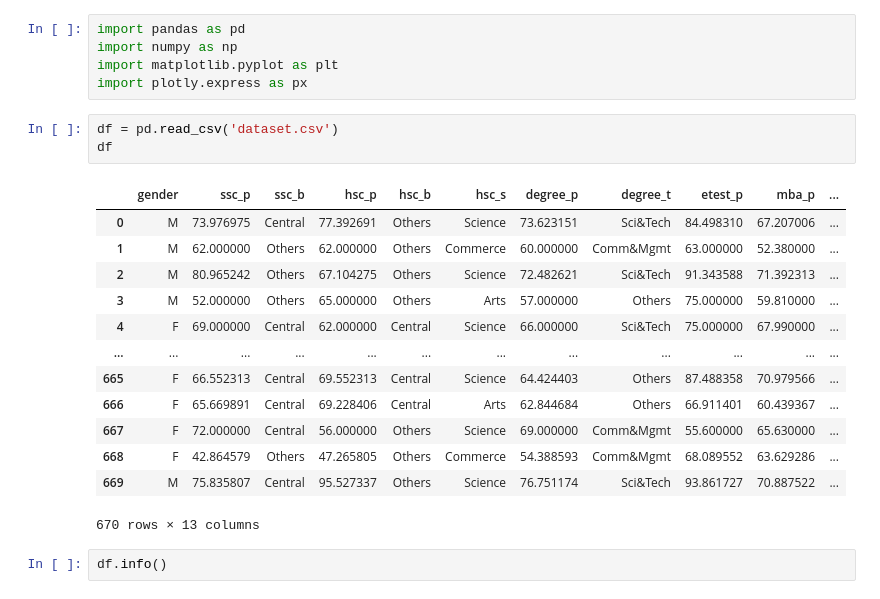
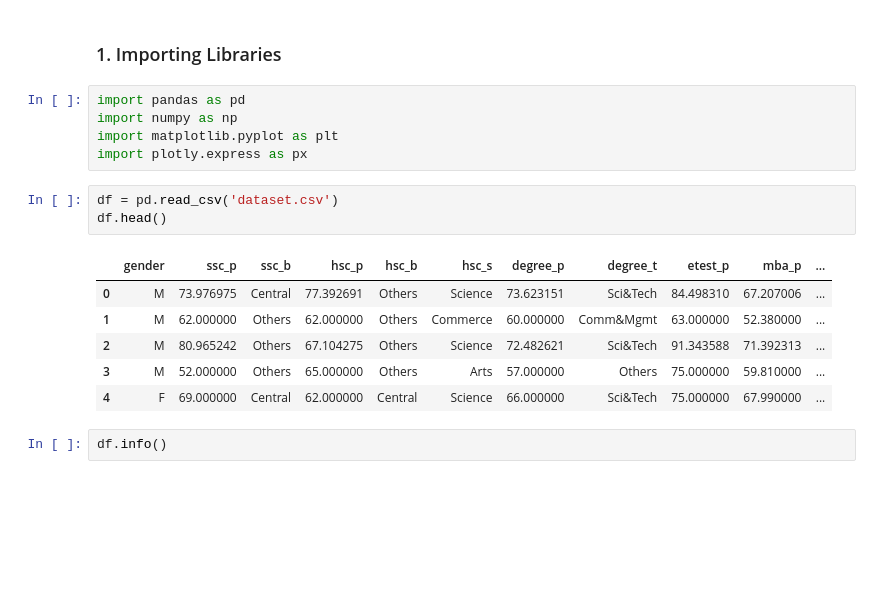
Before and after one commit to ramsha17ishaq/minor_project, a Jupyter notebook: eda.ipynb, the cells around one changed output. Drawn from its saved outputs; the diff is of its cells as text; blank space fills up the shorter version.

```diff
--- a/eda.ipynb
+++ b/eda.ipynb
@@ -1,3 +1,5 @@
+# %% [markdown]
+### 1. Importing Libraries
 # %%
 import pandas as pd
 import numpy as np
@@ -5,21 +7,14 @@ import matplotlib.pyplot as plt
 import plotly.express as px
 # %%
 df = pd.read_csv('dataset.csv')
-df
+df.head()
 # %% [output]
 |  | gender | ssc_p | ssc_b | hsc_p | hsc_b | hsc_s | degree_p | degree_t | etest_p | mba_p | ... |
 | 0 | M | 73.976975 | Central | 77.392691 | Others | Science | 73.623151 | Sci&Tech | 84.498310 | 67.207006 | ... |
 | 1 | M | 62.000000 | Others | 62.000000 | Others | Commerce | 60.000000 | Comm&Mgmt | 63.000000 | 52.380000 | ... |
 | 2 | M | 80.965242 | Others | 67.104275 | Others | Science | 72.482621 | Sci&Tech | 91.343588 | 71.392313 | ... |
 | 3 | M | 52.000000 | Others | 65.000000 | Others | Arts | 57.000000 | Others | 75.000000 | 59.810000 | ... |
 | 4 | F | 69.000000 | Central | 62.000000 | Central | Science | 66.000000 | Sci&Tech | 75.000000 | 67.990000 | ... |
-| ... | ... | ... | ... | ... | ... | ... | ... | ... | ... | ... | ... |
-| 665 | F | 66.552313 | Central | 69.552313 | Central | Science | 64.424403 | Others | 87.488358 | 70.979566 | ... |
-| 666 | F | 65.669891 | Central | 69.228406 | Central | Arts | 62.844684 | Others | 66.911401 | 60.439367 | ... |
-| 667 | F | 72.000000 | Central | 56.000000 | Others | Science | 69.000000 | Comm&Mgmt | 55.600000 | 65.630000 | ... |
-| 668 | F | 42.864579 | Others | 47.265805 | Others | Commerce | 54.388593 | Comm&Mgmt | 68.089552 | 63.629286 | ... |
-| 669 | M | 75.835807 | Central | 95.527337 | Others | Science | 76.751174 | Sci&Tech | 93.861727 | 70.887522 | ... |
-670 rows × 13 columns
 # %%
 df.info()
 # %% [output]
```
Also changed, not shown: parts of 17 cells of this notebook.
